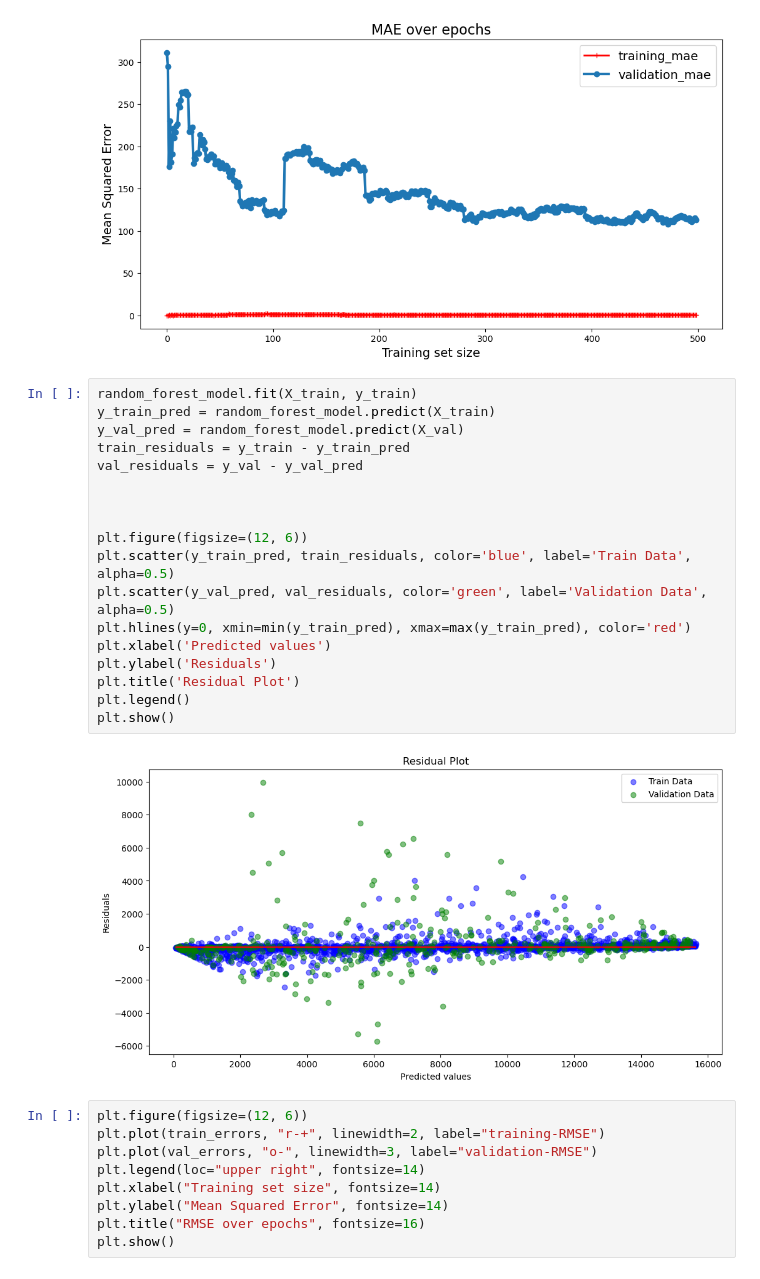
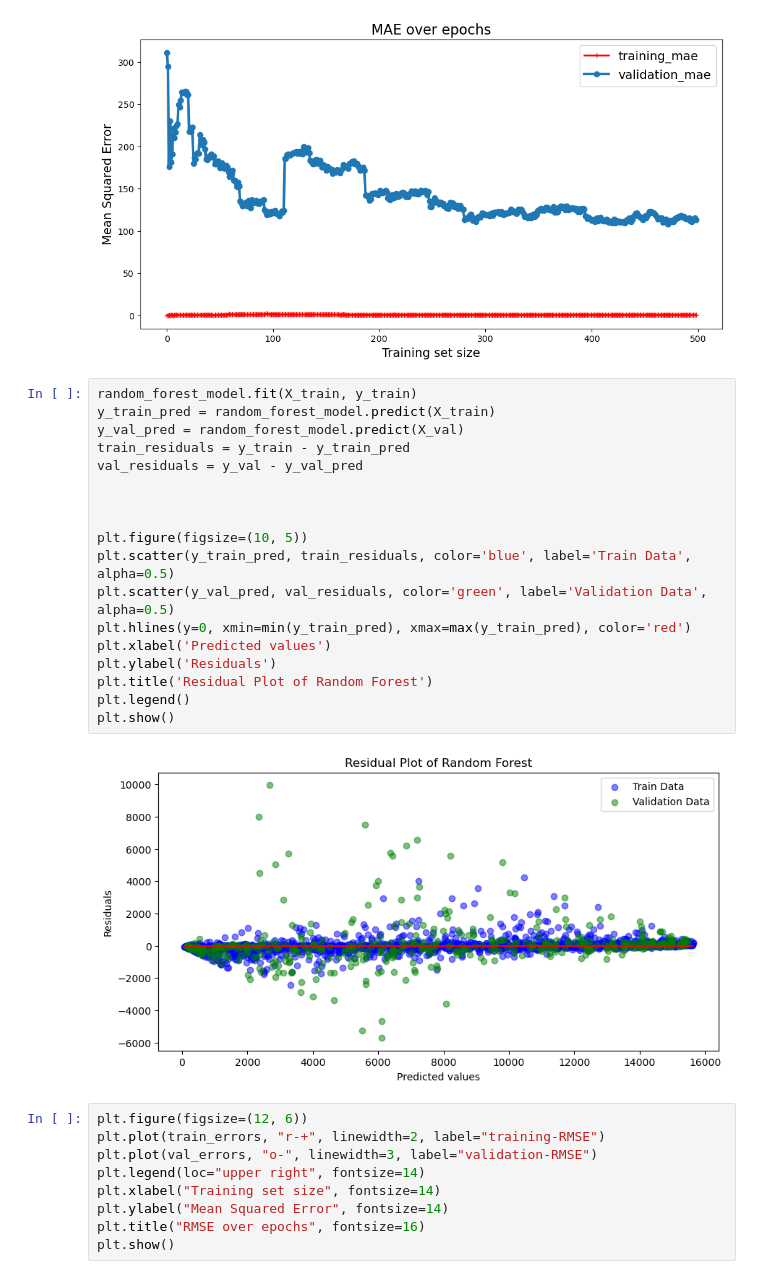
Before and after one commit to Hritik003/Optimization-of-OWC-using-ML-models, a Jupyter notebook: Random_forest.ipynb, the cells around one changed output. Drawn from its saved outputs; the diff is of its cells as text.

```diff
--- a/Random_forest.ipynb
+++ b/Random_forest.ipynb
@@ -56,23 +56,23 @@ plt.show()
 # %%
 random_forest_model.fit(X_train, y_train)
 y_train_pred = random_forest_model.predict(X_train)
 y_val_pred = random_forest_model.predict(X_val)
 train_residuals = y_train - y_train_pred
 val_residuals = y_val - y_val_pred
 
 
 
-plt.figure(figsize=(12, 6))
+plt.figure(figsize=(10, 5))
 plt.scatter(y_train_pred, train_residuals, color='blue', label='Train Data', alpha=0.5)
 plt.scatter(y_val_pred, val_residuals, color='green', label='Validation Data', alpha=0.5)
 plt.hlines(y=0, xmin=min(y_train_pred), xmax=max(y_train_pred), color='red')
 plt.xlabel('Predicted values')
 plt.ylabel('Residuals')
-plt.title('Residual Plot')
+plt.title('Residual Plot of Random Forest')
 plt.legend()
 plt.show()
 # %% [output]
-[figure, old version]
+[figure, new version]
 # %%
 plt.figure(figsize=(12, 6))
 plt.plot(train_errors, "r-+", linewidth=2, label="training-RMSE")
```
